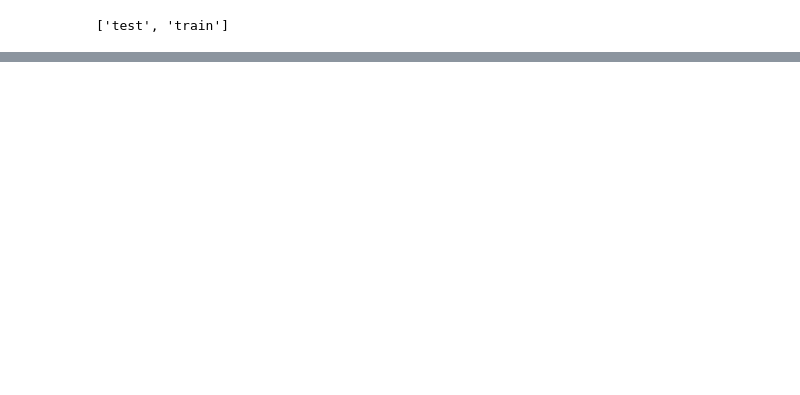
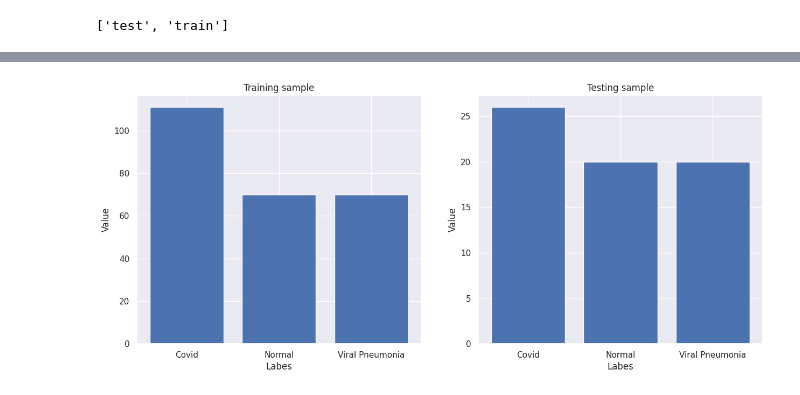
Before and after one commit to pinilDissanayaka/COVID-19-Detection-from-Chest-X-rays, a Jupyter notebook: code/Notebook1.ipynb, the cells around one changed output, grey strips where cells are left out. Cells and saved outputs as stored; diff of their text form; code cells hidden in the pictures; blank space fills up the shorter version.

```diff
--- a/code/Notebook1.ipynb
+++ b/code/Notebook1.ipynb
@@ -102,0 +132,4 @@ if not os.path.exists(modelDir):
+# %%
+for label in trainLabels:
+  temp = trainDir + '/' + label
+  print(temp)
@@ -102,0 +158,34 @@ if not os.path.exists(modelDir):
+# %%
+trainImgCount = {}
+testImgCount = {}
+
+def getImgCount(dir, labels, dic):
+  for label in labels:
+    temp = dir + '/' + label
+    temp = glob(temp + '/*')
+    dic[label] = len(temp)
+# %%
+sns.set()
+plt.figure(figsize = (15, 6))
+
+plt.subplot(1, 2, 1)
+getImgCount(trainDir, trainLabels, trainImgCount)
+keys = trainImgCount.keys()
+values = trainImgCount.values()
+plt.bar(keys,values)
+plt.xlabel('Labes')
+plt.ylabel('Value')
+plt.title('Training sample')
+
+plt.subplot(1, 2, 2)
+getImgCount(testDir, testLabels, testImgCount)
+keys = testImgCount.keys()
+values = testImgCount.values()
+plt.bar(keys,values)
+plt.xlabel('Labes')
+plt.ylabel('Value')
+plt.title('Testing sample')
+
+plt.show()
+# %% [output]
+[figure, added]
```
Also changed, not shown: parts of 11 cells of this notebook.
